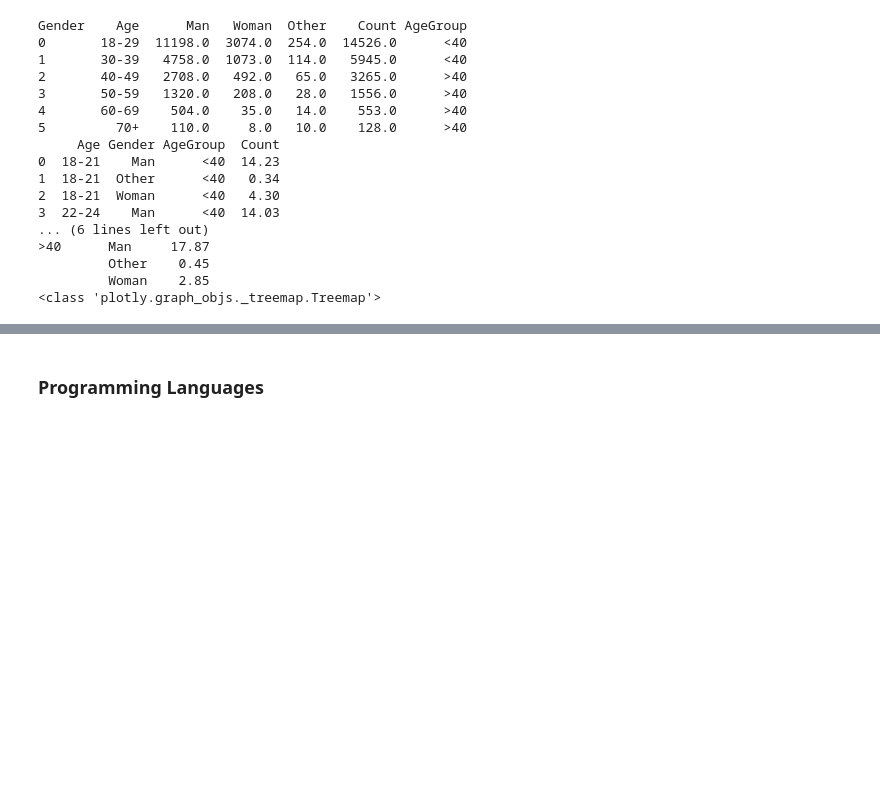
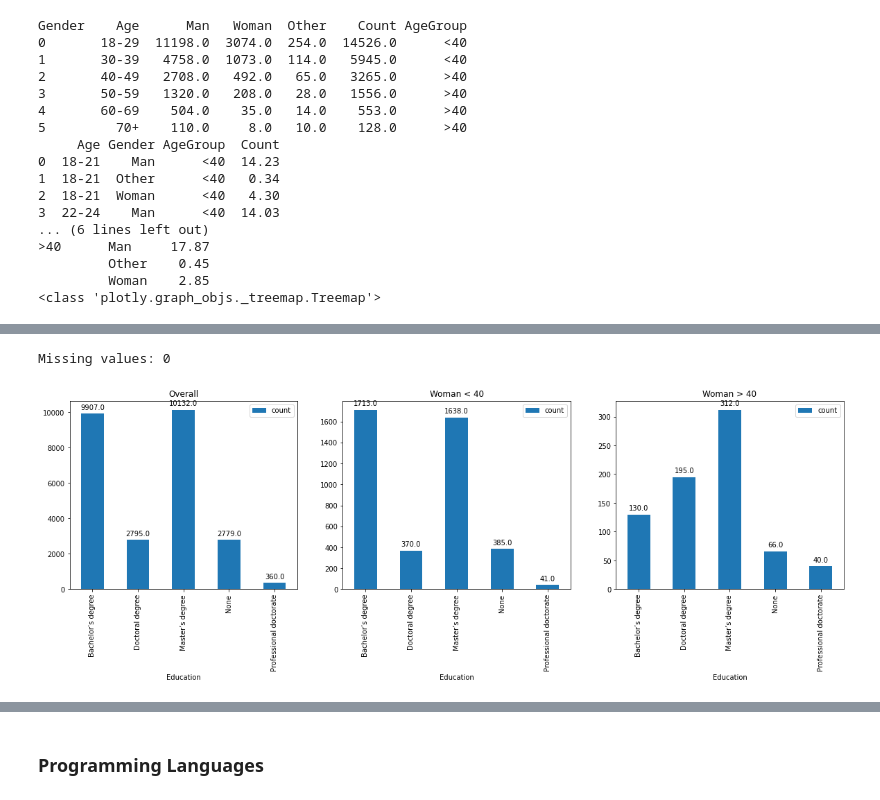
Before and after one commit to sreedevigattu/mldssurvey, a Jupyter notebook: mldssurvey.ipynb, the cells around one changed output, grey strips where cells are left out. Saved outputs shown, nothing was run; the diff lists cells and outputs as text; code cells hidden in the pictures; blank space fills up the shorter version.

```diff
--- a/mldssurvey.ipynb
+++ b/mldssurvey.ipynb
@@ -332,10 +356,6 @@ Let's see what is the age-gender wise distribution. How many men and women are d
 # %%
-df_ = getAgeGenderPivotDF()
-plotAgeGenderSankey(df_)
-
-df_ = getAgeGenderDF()
-plotTreeMapLine(df_)
-
+df_ = getAgeGenderPivotDF(); plotAgeGenderSankey(df_)
+df_ = getAgeGenderDF(); plotTreeMapLine(df_)
 showTreeMap(df_, ['AgeGroup', 'Gender'], 'Count',"Gender - Age Groups", 1000, 500)
 # %% [output]
 Gender    Age      Man   Woman  Other    Count AgeGroup
@@ -456,0 +461,30 @@ India seems to be fast catching up!!
+# %%
+def getXXX(df_, cols, col):
+    df_temp = df_[cols].groupby(by=[col]).agg({col: 'count'})
+    df_temp.rename(columns={col:'count'}, inplace=True)
+    df_temp.reset_index(inplace=True)
+    #print(df_temp)
+    return df_temp
+
+def getYYY(df_, col):
+    cols = ['Age','Gender','AgeGroup',col]
+    print("Missing values:", df_[col].isnull().sum())
+    #print(df_[cols].head())
+
+    df_all = getXXX(df_, cols, col)
+    df_wlt40 = getXXX(df_[(df_new['Gender']=='Woman') & (df_['AgeGroup']=='<40')], cols, col)
+    df_wgt40 = getXXX(df_[(df_new['Gender']=='Woman') & (df_['AgeGroup']=='>40')], cols, col)
+
+    plt.figure(figsize=(20, 5))
+    ax = plt.subplot(1, 3, 1); ax = df_all.plot.bar(col, ax=ax); annotate(ax, 'Overall')
+    ax = plt.subplot(1, 3, 2); ax = df_wlt40.plot.bar(col, ax=ax); annotate(ax, 'Woman < 40')
+    ax = plt.subplot(1, 3, 3); ax = df_wgt40.plot.bar(col, ax=ax); annotate(ax, 'Woman > 40')
+# %%
+COLS_EDU = ('Q4', 'What is the highest level of formal education that you have attained or plan to attain within the next 2 years?')
+df[COLS_EDU].value_counts(normalize=True)*100
+
+df_new['Education'] = df[COLS_EDU].apply(lambda x: 'None' if x in ['I prefer not to answer','No formal education past high school', 'Some college/university study without earning a bachelor’s degree'] else x )
+getYYY(df_new, 'Education')
+# %% [output]
+Missing values: 0
+[figure, added]
```
Also changed, not shown: parts of 122 cells of this notebook.
